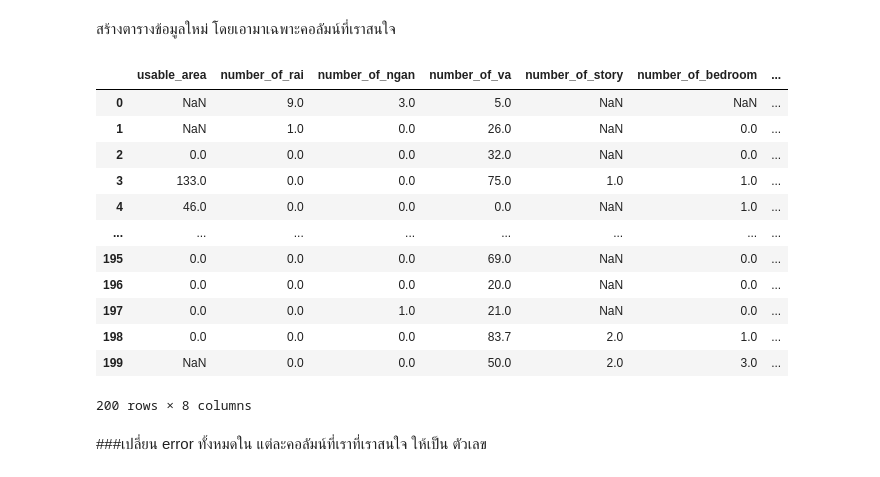
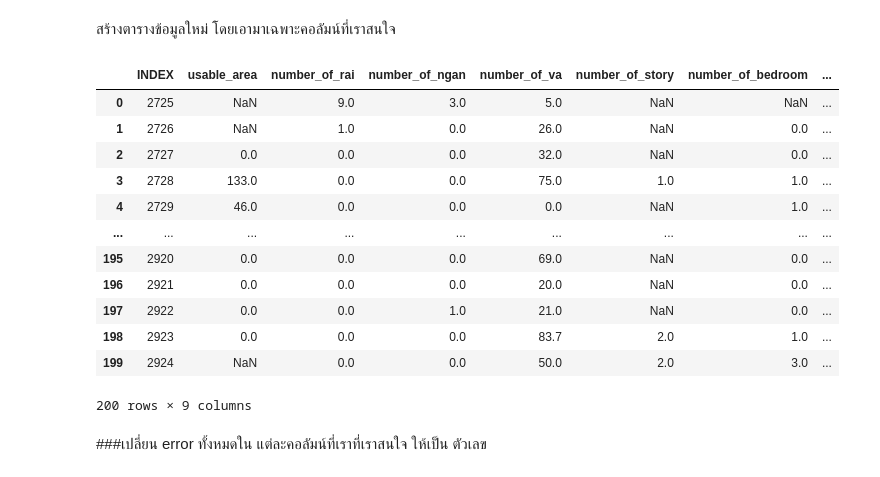
Before and after one commit to rattapornsupama/DPDM65, a Jupyter notebook: final.ipynb, the cells around one changed output. Cells and saved outputs as stored; diff of their text form; code cells hidden in the pictures.

```diff
--- a/final.ipynb
+++ b/final.ipynb
@@ -176,22 +176,22 @@ data1.corr()
 # %% [markdown]
 สร้างตารางข้อมูลใหม่ โดยเอามาเฉพาะคอลัมน์ที่เราสนใจ
 # %%
-datatest1 = datatest[['usable_area','number_of_rai','number_of_ngan','number_of_va','number_of_story','number_of_bedroom','number_of_bathroom','number_of_parking']]
+datatest1 = datatest[['INDEX','usable_area','number_of_rai','number_of_ngan','number_of_va','number_of_story','number_of_bedroom','number_of_bathroom','number_of_parking']]
 datatest1
 # %% [output]
-|  | usable_area | number_of_rai | number_of_ngan | number_of_va | number_of_story | number_of_bedroom | ... |
-| 0 | NaN | 9.0 | 3.0 | 5.0 | NaN | NaN | ... |
-| 1 | NaN | 1.0 | 0.0 | 26.0 | NaN | 0.0 | ... |
-| 2 | 0.0 | 0.0 | 0.0 | 32.0 | NaN | 0.0 | ... |
-| 3 | 133.0 | 0.0 | 0.0 | 75.0 | 1.0 | 1.0 | ... |
-| 4 | 46.0 | 0.0 | 0.0 | 0.0 | NaN | 1.0 | ... |
-| ... | ... | ... | ... | ... | ... | ... | ... |
-| 195 | 0.0 | 0.0 | 0.0 | 69.0 | NaN | 0.0 | ... |
-| 196 | 0.0 | 0.0 | 0.0 | 20.0 | NaN | 0.0 | ... |
-| 197 | 0.0 | 0.0 | 1.0 | 21.0 | NaN | 0.0 | ... |
-| 198 | 0.0 | 0.0 | 0.0 | 83.7 | 2.0 | 1.0 | ... |
-| 199 | NaN | 0.0 | 0.0 | 50.0 | 2.0 | 3.0 | ... |
+|  | INDEX | usable_area | number_of_rai | number_of_ngan | number_of_va | number_of_story | number_of_bedroom | ... |
+| 0 | 2725 | NaN | 9.0 | 3.0 | 5.0 | NaN | NaN | ... |
+| 1 | 2726 | NaN | 1.0 | 0.0 | 26.0 | NaN | 0.0 | ... |
+| 2 | 2727 | 0.0 | 0.0 | 0.0 | 32.0 | NaN | 0.0 | ... |
+| 3 | 2728 | 133.0 | 0.0 | 0.0 | 75.0 | 1.0 | 1.0 | ... |
+| 4 | 2729 | 46.0 | 0.0 | 0.0 | 0.0 | NaN | 1.0 | ... |
+| ... | ... | ... | ... | ... | ... | ... | ... | ... |
+| 195 | 2920 | 0.0 | 0.0 | 0.0 | 69.0 | NaN | 0.0 | ... |
+| 196 | 2921 | 0.0 | 0.0 | 0.0 | 20.0 | NaN | 0.0 | ... |
+| 197 | 2922 | 0.0 | 0.0 | 1.0 | 21.0 | NaN | 0.0 | ... |
+| 198 | 2923 | 0.0 | 0.0 | 0.0 | 83.7 | 2.0 | 1.0 | ... |
+| 199 | 2924 | NaN | 0.0 | 0.0 | 50.0 | 2.0 | 3.0 | ... |
-200 rows × 8 columns
+200 rows × 9 columns
 # %% [markdown]
 ###เปลี่ยน error ทั้งหมดใน แต่ละคอลัมน์ที่เราที่เราสนใจ ให้เป็น ตัวเลข
 # %%
```
Also changed, not shown: parts of 4 cells of this notebook.
